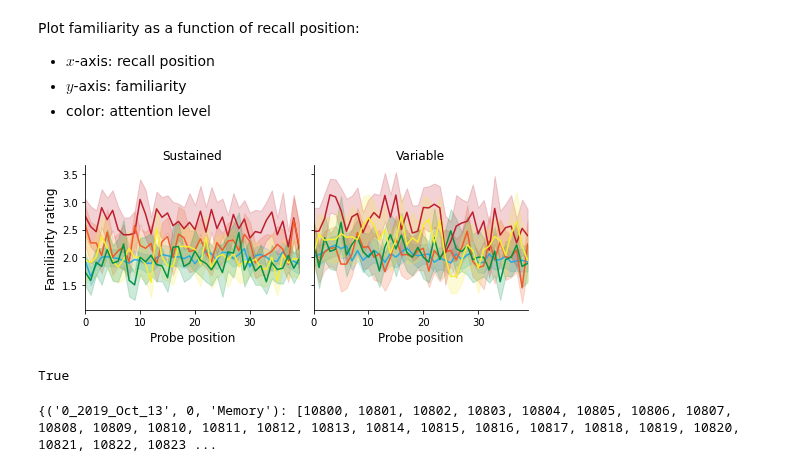
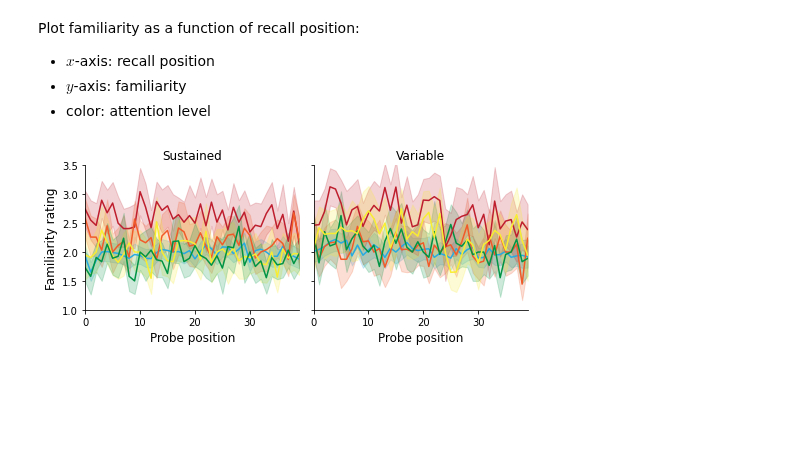
Before and after one commit to jeremymanning/attention-memory-task, a Jupyter notebook: code/data_loader.ipynb, the cells around one changed output. Saved outputs shown, nothing was run; the diff lists cells and outputs as text; code cells hidden in the pictures; blank space fills up the shorter version.

Commit message:
added timecourse plots

```diff
--- a/code/data_loader.ipynb
+++ b/code/data_loader.ipynb
@@ -468,6 +468,8 @@ def image_finder(image, stimuli):
 # %%
 def add_behavioral_labels(df):
     subjs = df['Subject'].unique()
+    labled_stimuli = pd.DataFrame(index=df.index, columns=['Attended', 'Attended category', 'Attended location', 'Unattended'], dtype=float)
+
     for subj in tqdm(subjs):
         stimuli = df.query('Subject == @subj and `Trial Type` == "Presentation"')
         probes = df.query('Subject == @subj and `Trial Type` == "Memory"')
@@ -510,14 +512,9 @@ def add_behavioral_labels(df):
                 # fill in familiarity rating if there's a match
                 if np.any(match):
                     idx = np.where(match)[0][0]
+                    labled_stimuli.loc[stimuli.index[idx], df.loc[i, 'Attention']] = probe['Familiarity Rating']
 
-                    if type(df.loc[stimuli.index[idx], 'Familiarity Rating']) is dict: #FIXME: this doesn't work-- can't mix floats and dicts
-                        assert df.loc[i, 'Attention'] not in df.loc[stimuli.index[idx], 'Familiarity Rating'], 'Duplicate attention level'
-                        df.loc[stimuli.index[idx], 'Familiarity Rating'][df.loc[i, 'Attention']] = probe['Familiarity Rating']
-                    else:
-                        df.loc[stimuli.index[idx], 'Familiarity Rating'] = {df.loc[i, 'Attention']: probe['Familiarity Rating']}
-
-    return df
+    return pd.concat([df, labled_stimuli], axis=1)
 # %%
 sustained_behavioral = add_behavioral_labels(sustained_behavioral)
 variable_behavioral = add_behavioral_labels(variable_behavioral)
@@ -866,25 +838,22 @@ Plot familiarity as a function of recall position:
 # %%
 fig, ax = plt.subplots(nrows=1, ncols=2, figsize=(7, 3), sharey=True, sharex=True)
 
 sns.lineplot(sustained.query('`Trial Type` == "Memory"'), x='Order', y='Familiarity Rating', hue='Attention', palette=attention_colors, legend=False, ax=ax[0])
 ax[0].set_xlabel('Probe position', fontsize=12)
 ax[0].set_ylabel('Familiarity rating', fontsize=12)
 ax[0].set_title('Sustained', fontsize=12)
 sns.despine(top=True, right=True)
 
 sns.lineplot(variable.query('`Trial Type` == "Memory"'), x='Order', y='Familiarity Rating', hue='Attention', palette=attention_colors, legend=False, ax=ax[1])
 ax[1].set_xlabel('Probe position', fontsize=12)
 ax[1].set_ylabel('')
 ax[1].set_title('Variable', fontsize=12)
 sns.despine(top=True, right=True)
 
 ax[0].set_xlim([0, 39])
+ax[0].set_ylim([1, 3.5])
 plt.tight_layout()
 
 fig.savefig(os.path.join(figdir, 'familiarity_by_probe_position.pdf'), bbox_inches='tight')
 # %% [output]
-[figure, old version]
+[figure, new version]
-# %%
-np.all(x.fillna(-999).values == sustained_behavioral.fillna(-999).values)
-# %% [output]
-True
@@ -893,4 +859,0 @@ g = sustained_behavioral.groupby(['Subject', 'Run', 'Trial Type'])
-# %%
-g.groups
-# %% [output]
-{('0_2019_Oct_13', 0, 'Memory'): [10800, 10801, 10802, 10803, 10804, 10805, 10806, 10807, 10808, 10809, 10810, 10811, 10812, 10813, 10814, 10815, 10816, 10817, 10818, 10819, 10820, 10821, 10822, 10823 ...
```
Also changed, not shown: parts of 12 cells of this notebook, 12 other files.
